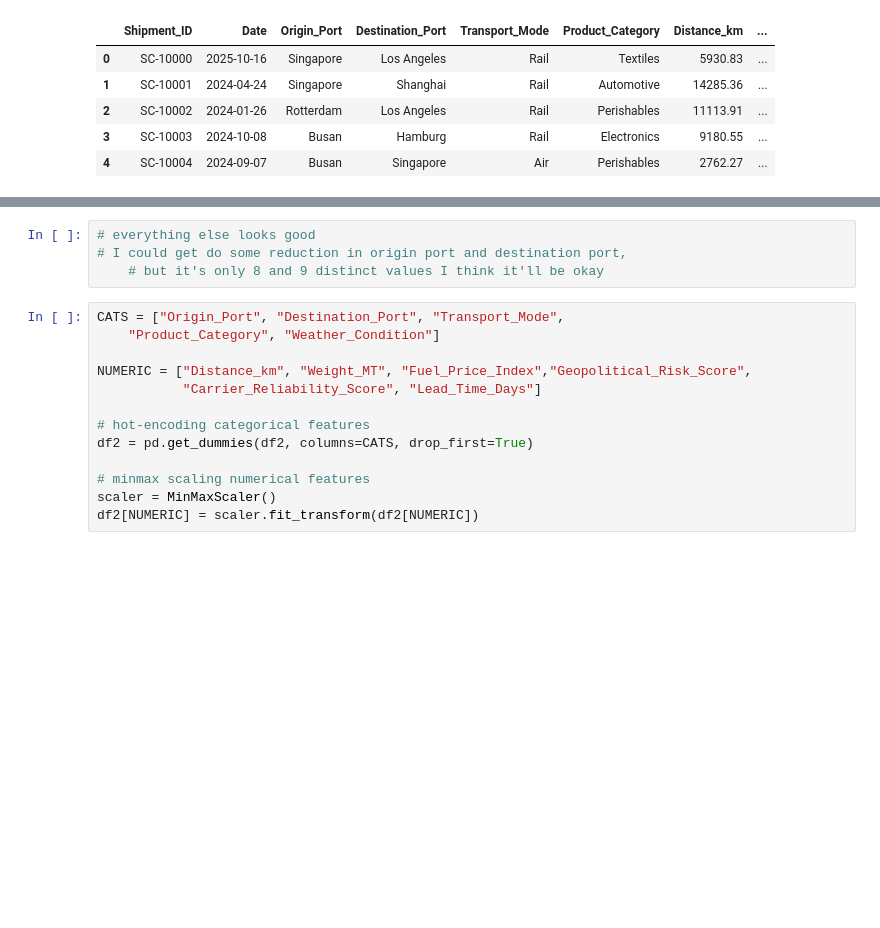
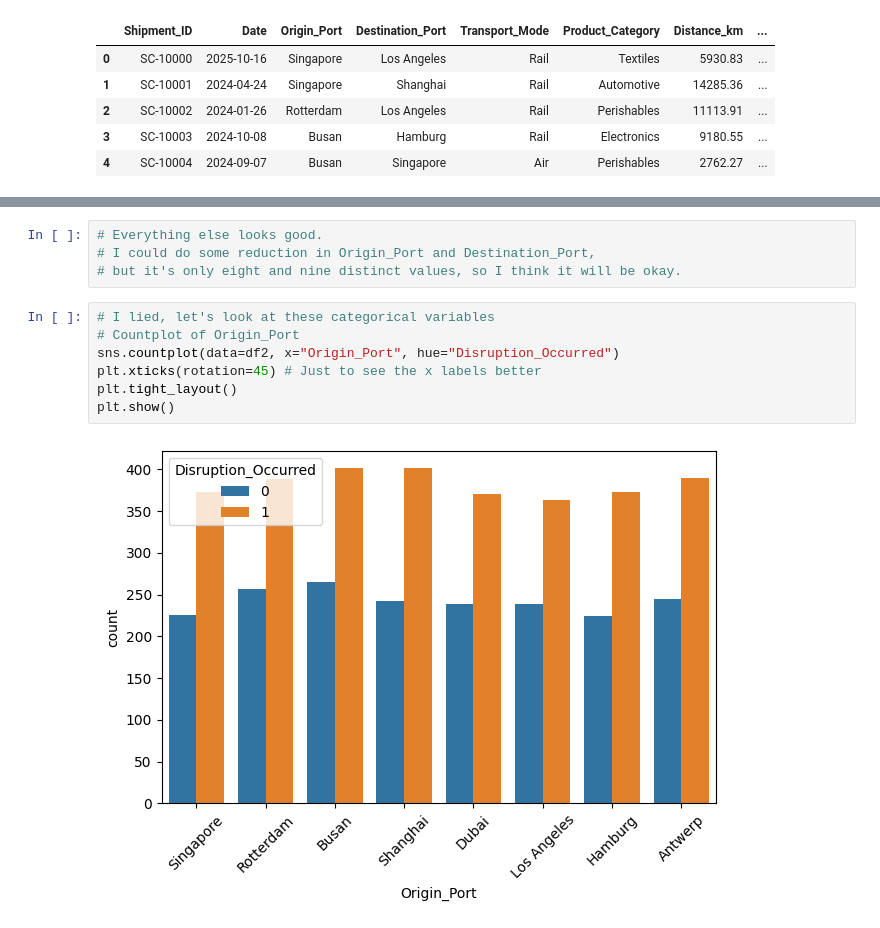
Before and after one commit to CB12354/DS3021-final, a Jupyter notebook: KNN.ipynb, the cells around one changed output, grey strips where cells are left out. Drawn from its saved outputs; the diff is of its cells as text; blank space fills up the shorter version.

```diff
--- a/KNN.ipynb
+++ b/KNN.ipynb
@@ -78,19 +96,15 @@ plt.show()
 # %% [output]
 [figure]
 # %%
-# everything else looks good
-# I could get do some reduction in origin port and destination port,
-    # but it's only 8 and 9 distinct values I think it'll be okay
+# Everything else looks good.
+# I could do some reduction in Origin_Port and Destination_Port,
+# but it's only eight and nine distinct values, so I think it will be okay.
-# %%
-CATS = ["Origin_Port", "Destination_Port", "Transport_Mode",
-    "Product_Category", "Weather_Condition"]
-
-NUMERIC = ["Distance_km", "Weight_MT", "Fuel_Price_Index","Geopolitical_Risk_Score",
-           "Carrier_Reliability_Score", "Lead_Time_Days"]
-
-# hot-encoding categorical features
-df2 = pd.get_dummies(df2, columns=CATS, drop_first=True)
-
-# minmax scaling numerical features
-scaler = MinMaxScaler()
-df2[NUMERIC] = scaler.fit_transform(df2[NUMERIC])
+# %%
+# I lied, let's look at these categorical variables
+# Countplot of Origin_Port
+sns.countplot(data=df2, x="Origin_Port", hue="Disruption_Occurred")
+plt.xticks(rotation=45) # Just to see the x labels better
+plt.tight_layout()
+plt.show()
+# %% [output]
+[figure, added]
```
Also changed, not shown: parts of 40 cells of this notebook.
